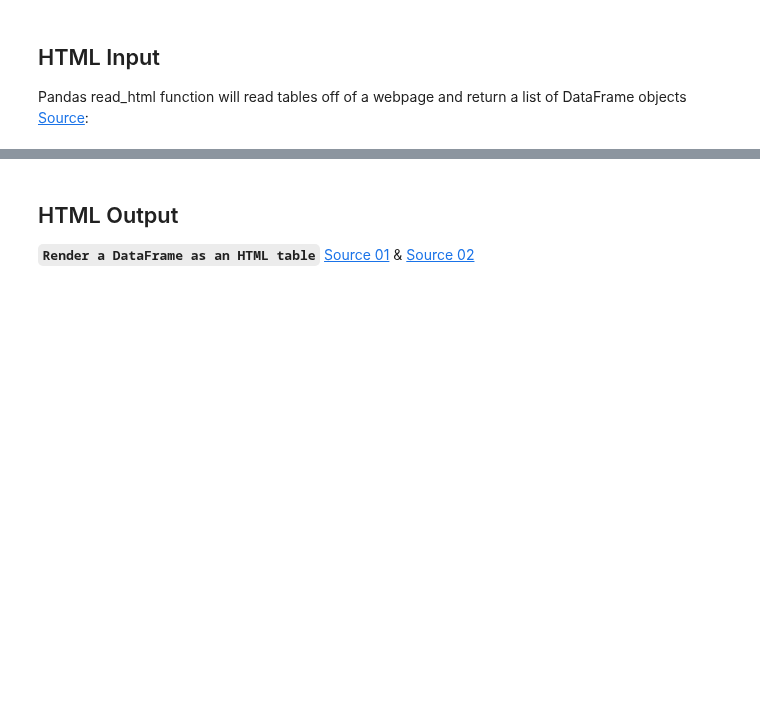
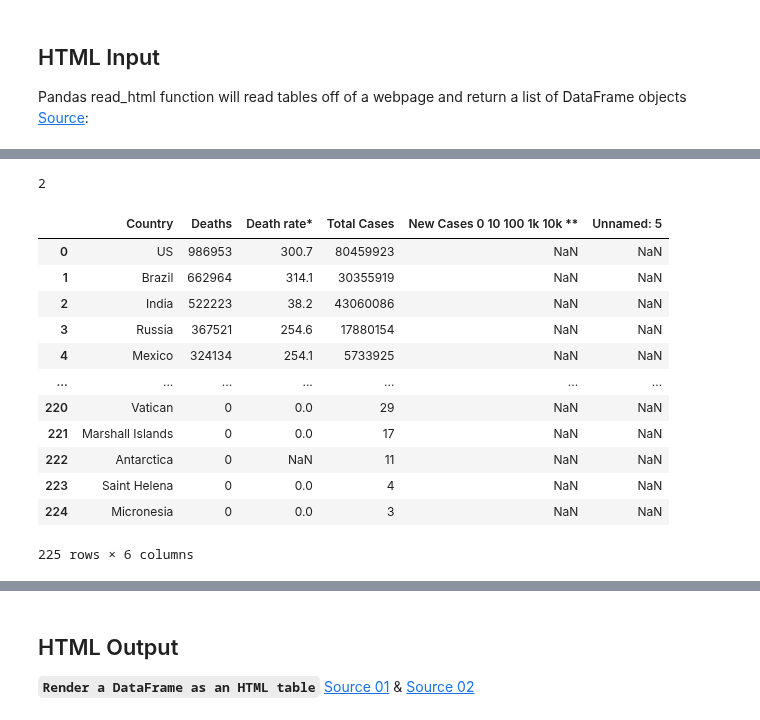
Before and after one commit to Bir01/02_DATA_SCIENCE_DATA_ANALYTICS_MODULE, a Jupyter notebook: 3- Classes_Labs/2. DAwPY/DAwPy_S11_Part_02_(Data_Input_and_Output)-student-Copy1.ipynb, the cells around one changed output, grey strips where cells are left out. Drawn from its saved outputs; the diff is of its cells as text; code cells hidden in the pictures; blank space fills up the shorter version.

```diff
--- a/3- Classes_Labs/2. DAwPY/DAwPy_S11_Part_02_(Data_Input_and_Output)-student-Copy1.ipynb
+++ b/3- Classes_Labs/2. DAwPY/DAwPy_S11_Part_02_(Data_Input_and_Output)-student-Copy1.ipynb
@@ -110,0 +412,20 @@ df
+# %%
+len(df)   #2 tane tablo varmis
+# %% [output]
+2
+# %%
+df[0]
+# %% [output]
+|  | Country | Deaths | Death rate* | Total Cases | New Cases 0 10 100 1k 10k ** | Unnamed: 5 |
+| 0 | US | 986953 | 300.7 | 80459923 | NaN | NaN |
+| 1 | Brazil | 662964 | 314.1 | 30355919 | NaN | NaN |
+| 2 | India | 522223 | 38.2 | 43060086 | NaN | NaN |
+| 3 | Russia | 367521 | 254.6 | 17880154 | NaN | NaN |
+| 4 | Mexico | 324134 | 254.1 | 5733925 | NaN | NaN |
+| ... | ... | ... | ... | ... | ... | ... |
+| 220 | Vatican | 0 | 0.0 | 29 | NaN | NaN |
+| 221 | Marshall Islands | 0 | 0.0 | 17 | NaN | NaN |
+| 222 | Antarctica | 0 | NaN | 11 | NaN | NaN |
+| 223 | Saint Helena | 0 | 0.0 | 4 | NaN | NaN |
+| 224 | Micronesia | 0 | 0.0 | 3 | NaN | NaN |
+225 rows × 6 columns
```
Also changed, not shown: parts of 71 cells of this notebook, 11 other files.
